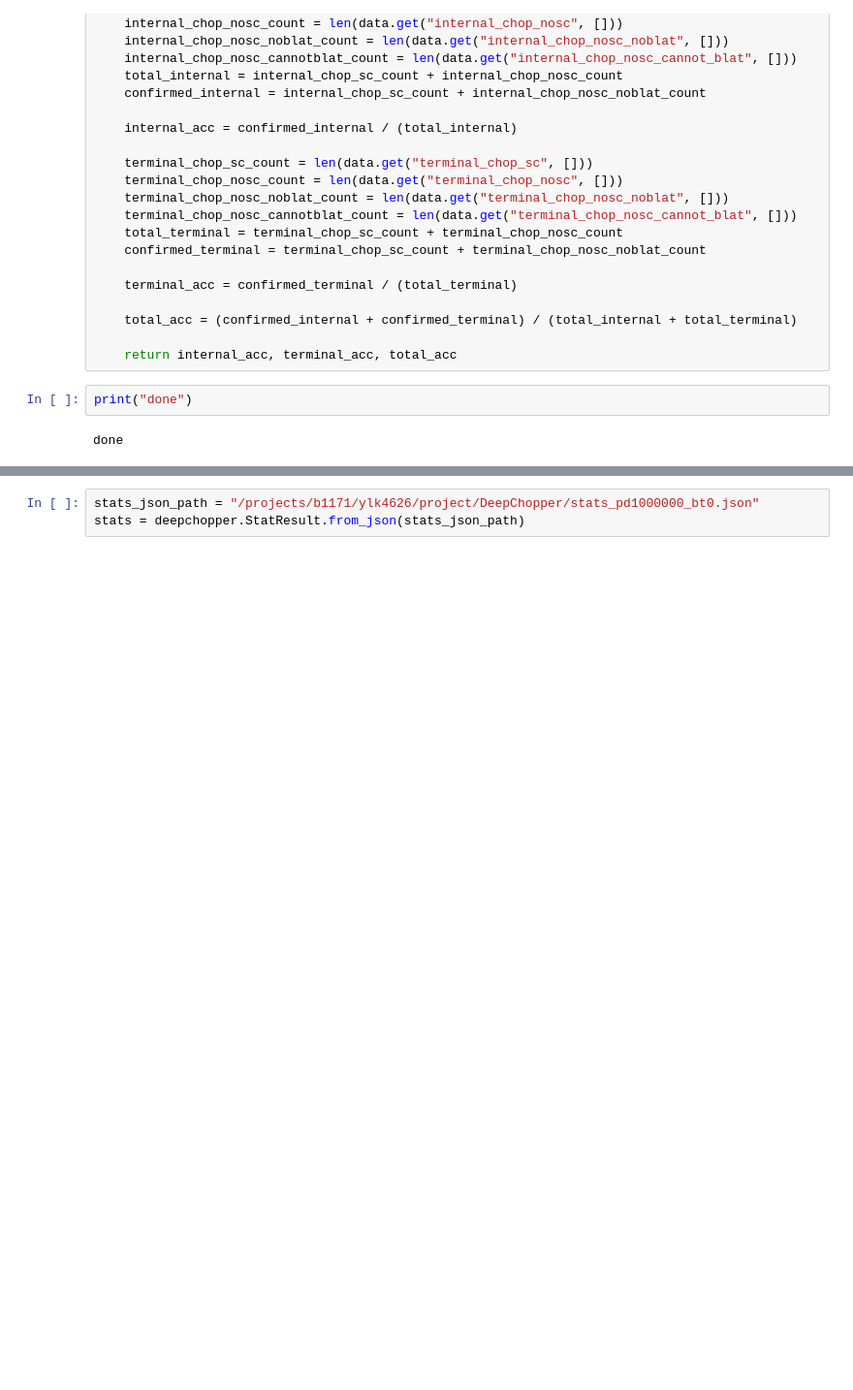
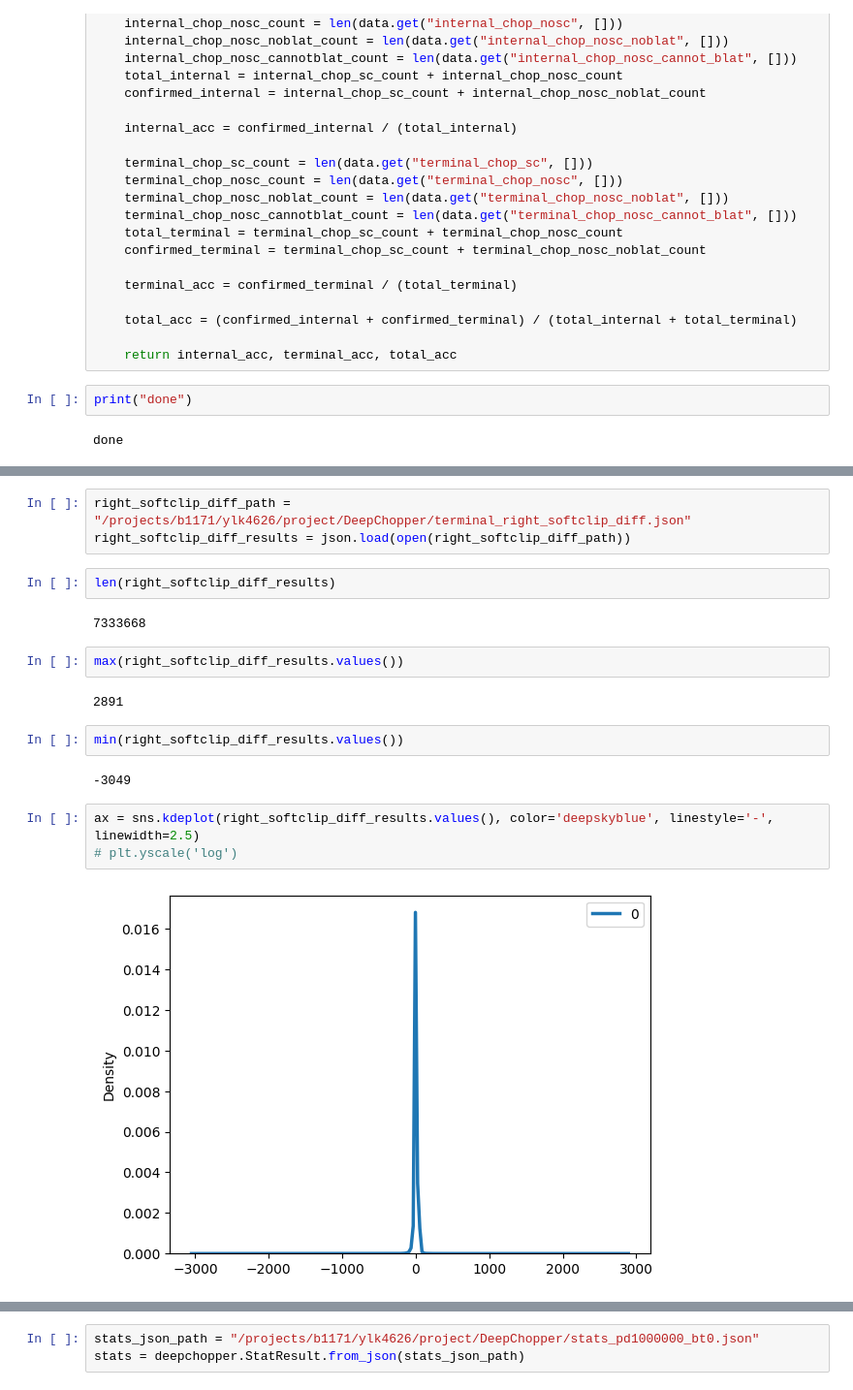
Before and after one commit to ylab-hi/DeepChopper, a Jupyter notebook: notebooks/smooth2.ipynb, the cells around one changed output, grey strips where cells are left out. Shown at 97% size. Cells and saved outputs as stored; diff of their text form; blank space fills up the shorter version.

```diff
--- a/notebooks/smooth2.ipynb
+++ b/notebooks/smooth2.ipynb
@@ -521,0 +551,20 @@ import json
+# %%
+right_softclip_diff_path = "/projects/b1171/ylk4626/project/DeepChopper/terminal_right_softclip_diff.json"
+right_softclip_diff_results = json.load(open(right_softclip_diff_path))
+# %%
+len(right_softclip_diff_results)
+# %% [output]
+7333668
+# %%
+max(right_softclip_diff_results.values())
+# %% [output]
+2891
+# %%
+min(right_softclip_diff_results.values())
+# %% [output]
+-3049
+# %%
+ax = sns.kdeplot(right_softclip_diff_results.values(), color='deepskyblue', linestyle='-', linewidth=2.5)
+# plt.yscale('log')
+# %% [output]
+[figure, added]
```
Also changed, not shown: parts of 68 cells of this notebook, 9 other files.
